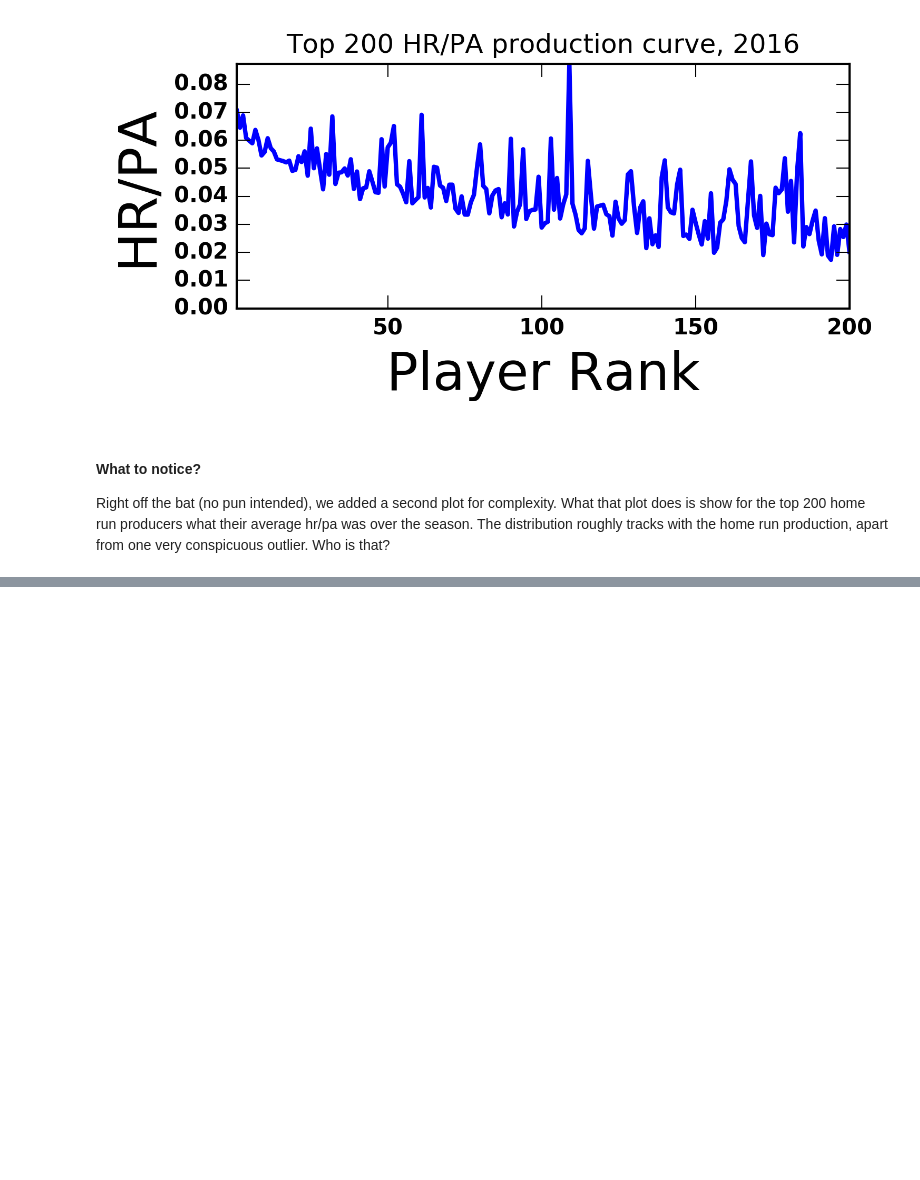
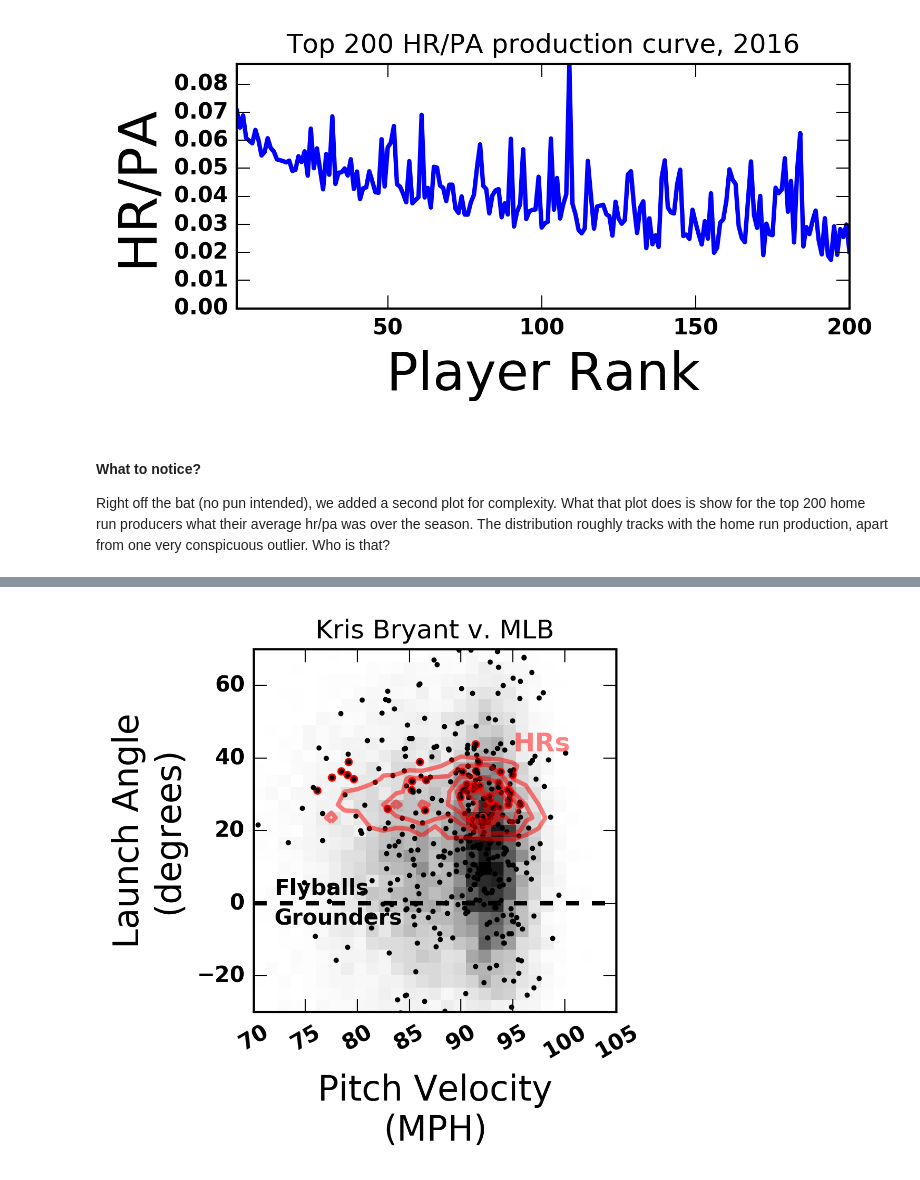
Before and after one commit to fantasy-toolz/2017-MLB-Analysis, a Jupyter notebook: batting_notebooks/HR-Analysis.ipynb, the cells around one changed output, grey strips where cells are left out. Saved outputs shown, nothing was run; the diff lists cells and outputs as text; code cells hidden in the pictures; blank space fills up the shorter version.

```diff
--- a/batting_notebooks/HR-Analysis.ipynb
+++ b/batting_notebooks/HR-Analysis.ipynb
@@ -153,0 +192,17 @@ It's Gary Sanchez! Based on the rest of the curve values, it's pretty easy to sa
+# %%
+# remove sanchez points and update
+sanchez1.remove()
+sanchez2.remove()
+fig.canvas.draw()
+
+# now on to Bryant
+ax.set_title('Kris Bryant v. MLB')
+
+hrs = np.where(Bryant['events'] == 'Home Run')[0]
+
+ax.scatter(Bryant['start_speed'][hrs],Bryant['hit_angle'][hrs],color='red',s=8.)
+ax.scatter(Bryant['start_speed'],Bryant['hit_angle'],color='black',s=2.)
+
+fig
+# %% [output]
+[figure, added]
```
Also changed, not shown: parts of 14 cells of this notebook, 4 other files.
